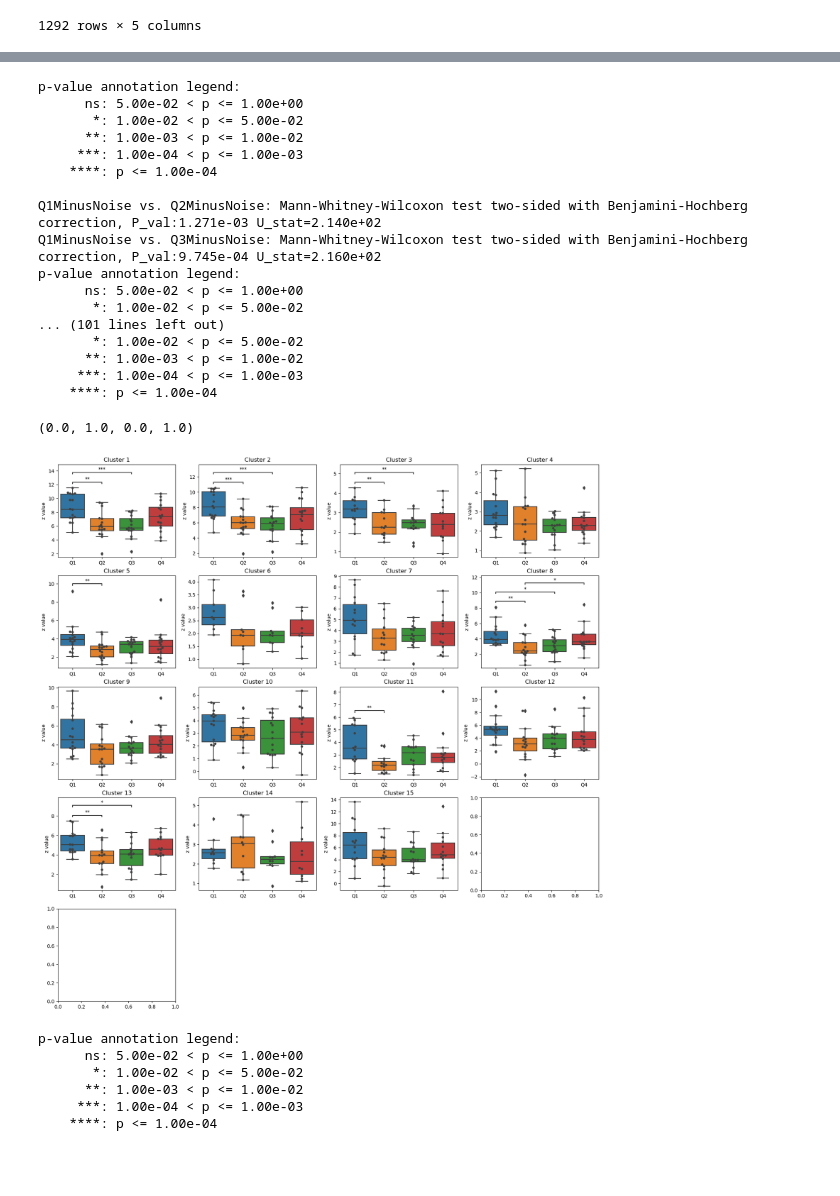
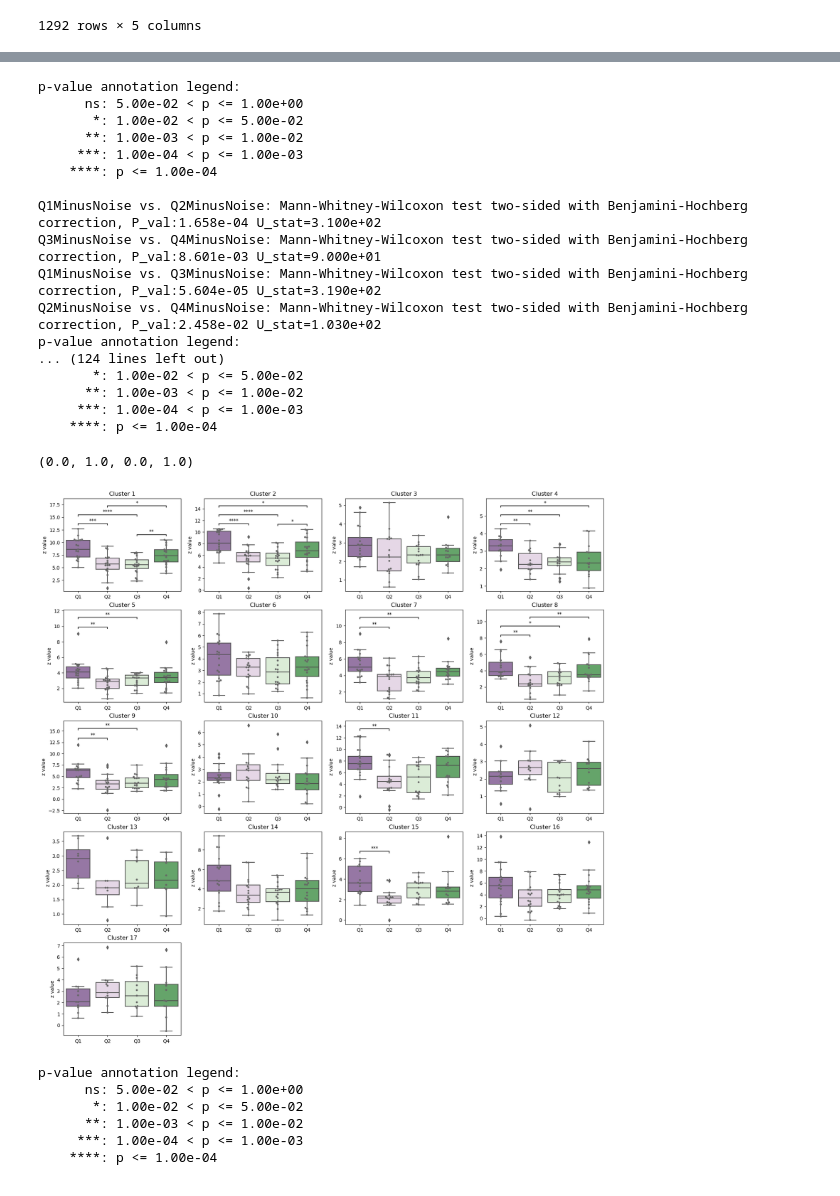
Before and after one commit to CIBIT-UC/brainplayback_task01, a Jupyter notebook: nilearn/glm_barplot-betas.ipynb, the cells around one changed output, grey strips where cells are left out. Cells and saved outputs as stored; diff of their text form; code cells hidden in the pictures.

```diff
--- a/nilearn/glm_barplot-betas.ipynb
+++ b/nilearn/glm_barplot-betas.ipynb
@@ -23,8 +23,8 @@ derivatives_folder = "derivatives/fmriprep/fmriprep"
 task_label = "01"
 out_dir = os.path.join(data_dir,"derivatives","nilearn_glm")
 out_dir_group = os.path.join(data_dir,"derivatives","nilearn_glm","group")
-#sub_labels = ['01','02','03','04','05','06','07','08','09','10','11','12','13','14','15','16','17','18','19']
-sub_labels = ['01','02','03','04','07','08','09','10','11','12','13','14','15','16','17','19']
+sub_labels = ['01','02','03','04','05','06','07','08','09','10','11','12','13','14','15','16','17','18','19']
+#sub_labels = ['01','02','03','04','07','08','09','10','11','12','13','14','15','16','17','19']
 # %%
 # condition names
 condition_names = ['Q1_p','Q2_p','Q3_p','Q4_p']
@@ -69,7 +69,7 @@ contrastList = contrasts_renamed[1:5]
 # %%
 # Load cluster map
 image_path = os.path.join(out_dir_group,
-             f"group-n16_task-{task_label}_clustermap_con-Q1234MinusNoise_c-fdr_p-0.005_clusterk-25.nii.gz")
+             f"group_task-{task_label}_clustermap_con-Q1234MinusNoise_c-fdr_p-0.005_clusterk-25.nii.gz")
 
 
 cluster_map = image.load_img(image_path)
@@ -185,6 +185,6 @@ df.to_csv(os.path.join(out_dir_group, f"group-n16_task-{task_label}_clustermap-i
 # %%
 # Load tsv as dataframe
-df = pd.read_csv(os.path.join(out_dir_group, f"group-n16_task-{task_label}_clustermap-intersect-values_c-fdr_p-0.005_clusterk-25.tsv"), sep='\t')
+df = pd.read_csv(os.path.join(out_dir_group, f"group_task-{task_label}_clustermap-intersect-values.tsv"), sep='\t')
 # %%
 df[df['cluster']==cluster_list[0]]
 # %% [output]
@@ -215,46 +215,46 @@ for rr in range(len(cluster_list)):
     col = rr % 4
 
     # set up the boxplot
-    sns.boxplot(x="contrast", y="z_value", data=df[df['cluster']==cluster_list[rr]], ax=ax[row, col])
+    this_ax = sns.boxplot(x="contrast", y="z_value", data=df[df['cluster']==cluster_list[rr]], ax=ax[row, col], palette="PRGn")
 
     # add swarmplot
-    sns.swarmplot(x="contrast", y="z_value", data=df[df['cluster']==cluster_list[rr]], color=".25", ax=ax[row, col])
+    sns.swarmplot(x="contrast", y="z_value", data=df[df['cluster']==cluster_list[rr]], ax=ax[row, col], size=4, color="0.4")
 
     # add title
     ax[row, col].set_title(f"Cluster {int(cluster_list[rr])}")
     ax[row, col].set_xticklabels(quad_list)
     ax[row, col].set_xlabel('')
     ax[row, col].set_ylabel('z value')
 
     # statistical comparisons between contrasts
     annotator = Annotator(ax[row, col], quad_pairs, data=df[df['cluster']==cluster_list[rr]], x='contrast', y='z_value', order=contrastList)
     annotator.configure(test='Mann-Whitney', text_format='star', loc='inside', verbose=1, comparisons_correction='fdr_bh', hide_non_significant=True)
     annotator.apply_and_annotate()
 
 # clear the last three subplots
 ax[4,1].axis('off')
 ax[4,2].axis('off')
 ax[4,3].axis('off')
 # %% [output]
 p-value annotation legend:
       ns: 5.00e-02 < p <= 1.00e+00
        *: 1.00e-02 < p <= 5.00e-02
       **: 1.00e-03 < p <= 1.00e-02
      ***: 1.00e-04 < p <= 1.00e-03
     ****: p <= 1.00e-04
 
-Q1MinusNoise vs. Q2MinusNoise: Mann-Whitney-Wilcoxon test two-sided with Benjamini-Hochberg correction, P_val:1.271e-03 U_stat=2.140e+02
-Q1MinusNoise vs. Q3MinusNoise: Mann-Whitney-Wilcoxon test two-sided with Benjamini-Hochberg correction, P_val:9.745e-04 U_stat=2.160e+02
+Q1MinusNoise vs. Q2MinusNoise: Mann-Whitney-Wilcoxon test two-sided with Benjamini-Hochberg correction, P_val:1.658e-04 U_stat=3.100e+02
+Q3MinusNoise vs. Q4MinusNoise: Mann-Whitney-Wilcoxon test two-sided with Benjamini-Hochberg correction, P_val:8.601e-03 U_stat=9.000e+01
+Q1MinusNoise vs. Q3MinusNoise: Mann-Whitney-Wilcoxon test two-sided with Benjamini-Hochberg correction, P_val:5.604e-05 U_stat=3.190e+02
+Q2MinusNoise vs. Q4MinusNoise: Mann-Whitney-Wilcoxon test two-sided with Benjamini-Hochberg correction, P_val:2.458e-02 U_stat=1.030e+02
 p-value annotation legend:
-      ns: 5.00e-02 < p <= 1.00e+00
-       *: 1.00e-02 < p <= 5.00e-02
-... (101 lines left out)
+... (124 lines left out)
        *: 1.00e-02 < p <= 5.00e-02
       **: 1.00e-03 < p <= 1.00e-02
      ***: 1.00e-04 < p <= 1.00e-03
     ****: p <= 1.00e-04
 (0.0, 1.0, 0.0, 1.0)
-[figure, old version]
+[figure, new version]
 # %%
 # create a box plot of the beta values for the first cluster with the different contrasts and statistical comparison between contrasts
 quad_list = ['Q1','Q2','Q3','Q4']
```
Also changed, not shown: parts of 4 cells of this notebook, 4 other files.
